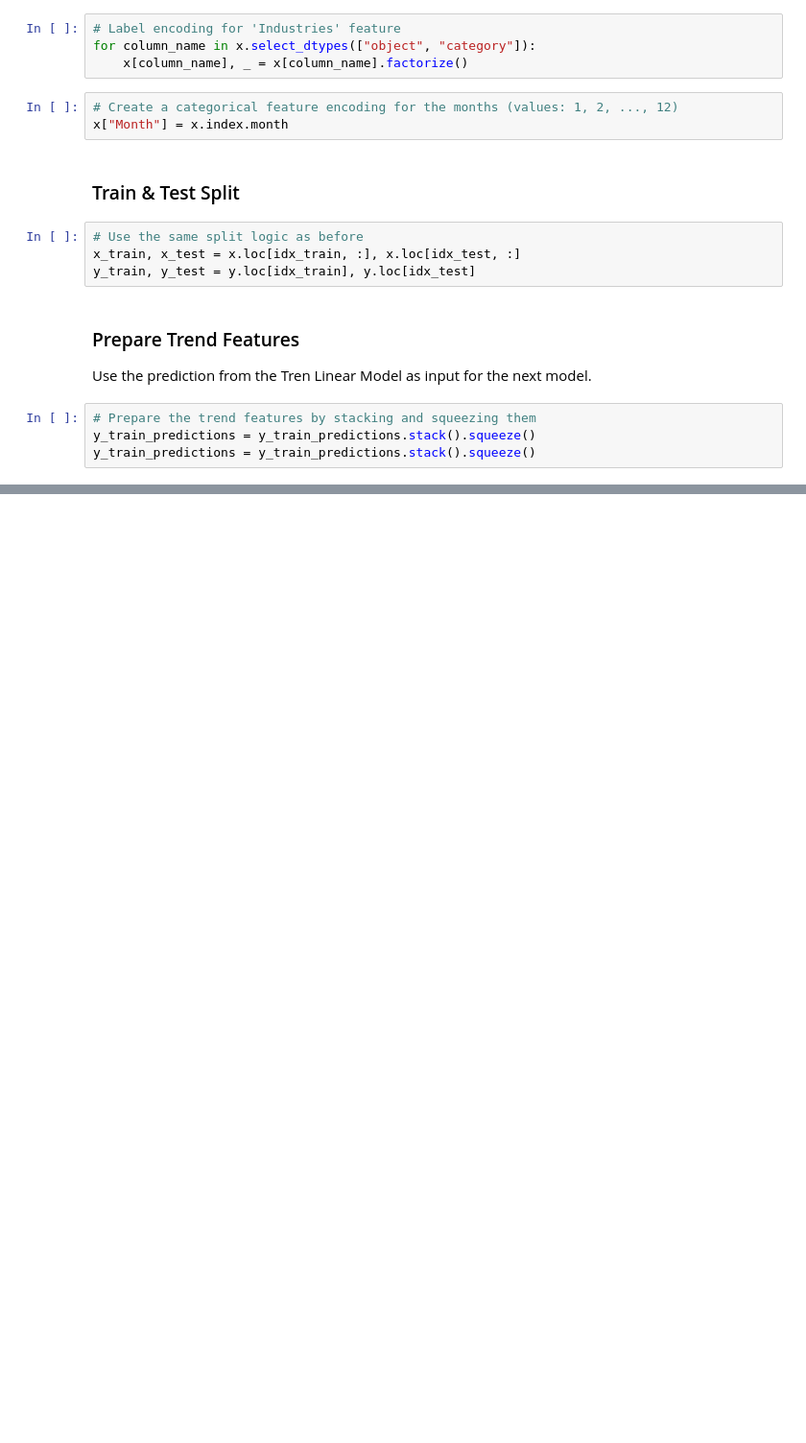
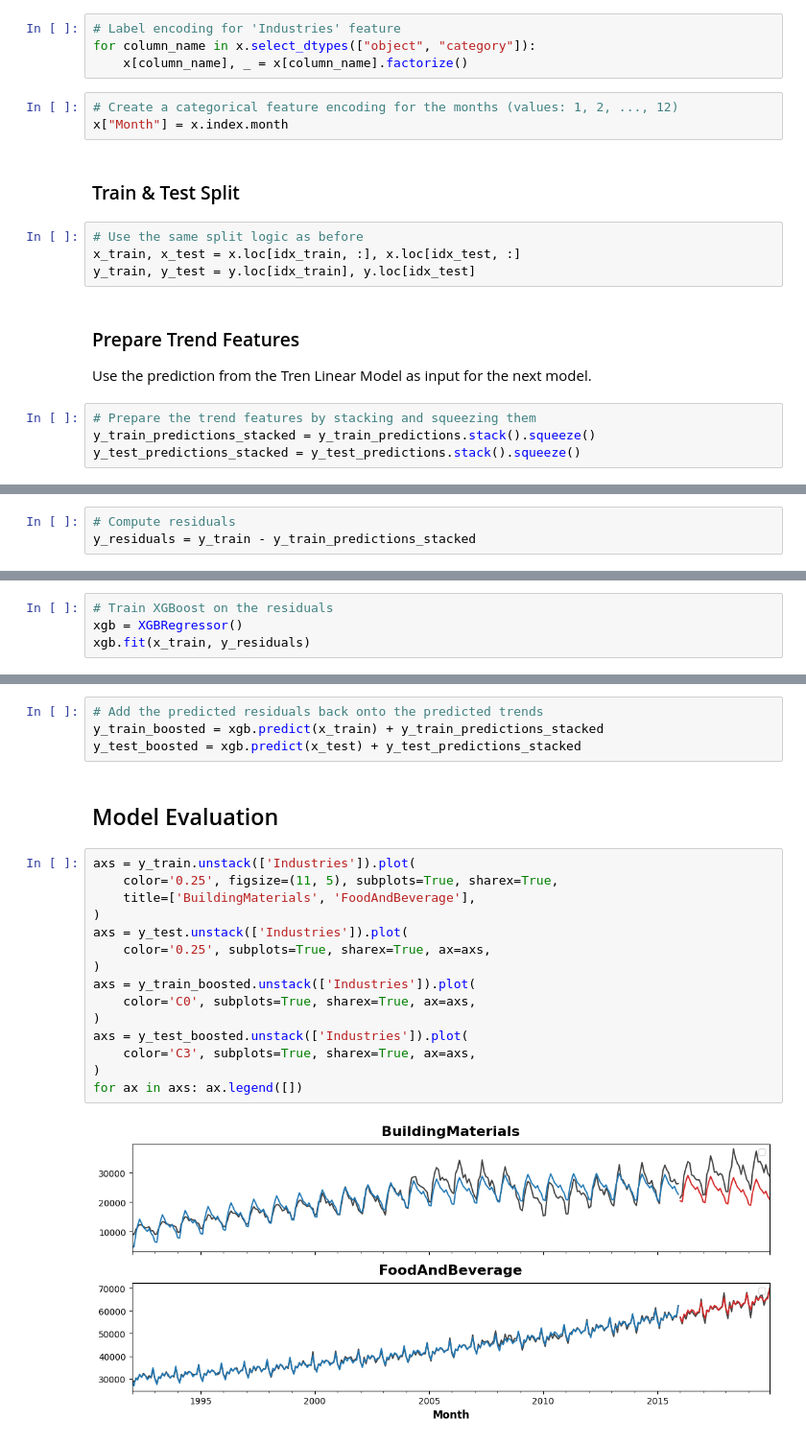
Before and after one commit to Volscente/TimeWarpForecast, a Jupyter notebook: notebooks/hybrid_models/us_retrail_sales.ipynb, the cells around one changed output, grey strips where cells are left out. Shown at 96% size. Saved outputs shown, nothing was run; the diff lists cells and outputs as text; blank space fills up the shorter version.

Commit message:
XGBoost fit and evaluation

```diff
--- a/notebooks/hybrid_models/us_retrail_sales.ipynb
+++ b/notebooks/hybrid_models/us_retrail_sales.ipynb
@@ -173,5 +177,5 @@ y_train, y_test = y.loc[idx_train], y.loc[idx_test]
 Use the prediction from the Tren Linear Model as input for the next model.
 # %%
 # Prepare the trend features by stacking and squeezing them
-y_train_predictions = y_train_predictions.stack().squeeze()
-y_train_predictions = y_train_predictions.stack().squeeze()
+y_train_predictions_stacked = y_train_predictions.stack().squeeze()
+y_test_predictions_stacked = y_test_predictions.stack().squeeze()
@@ -179,0 +182,3 @@ AttributeError: 'Series' object has no attribute 'stack'
+# %%
+# Compute residuals
+y_residuals = y_train - y_train_predictions_stacked
@@ -179,0 +187,4 @@ AttributeError: 'Series' object has no attribute 'stack'
+# %%
+# Train XGBoost on the residuals
+xgb = XGBRegressor()
+xgb.fit(x_train, y_residuals)
@@ -179,0 +203,23 @@ AttributeError: 'Series' object has no attribute 'stack'
+# %%
+# Add the predicted residuals back onto the predicted trends
+y_train_boosted = xgb.predict(x_train) + y_train_predictions_stacked
+y_test_boosted = xgb.predict(x_test) + y_test_predictions_stacked
+# %% [markdown]
+## Model Evaluation
+# %%
+axs = y_train.unstack(['Industries']).plot(
+    color='0.25', figsize=(11, 5), subplots=True, sharex=True,
+    title=['BuildingMaterials', 'FoodAndBeverage'],
+)
+axs = y_test.unstack(['Industries']).plot(
+    color='0.25', subplots=True, sharex=True, ax=axs,
+)
+axs = y_train_boosted.unstack(['Industries']).plot(
+    color='C0', subplots=True, sharex=True, ax=axs,
+)
+axs = y_test_boosted.unstack(['Industries']).plot(
+    color='C3', subplots=True, sharex=True, ax=axs,
+)
+for ax in axs: ax.legend([])
+# %% [output]
+[figure, added]
```
Also changed, not shown: parts of 4 cells of this notebook.
